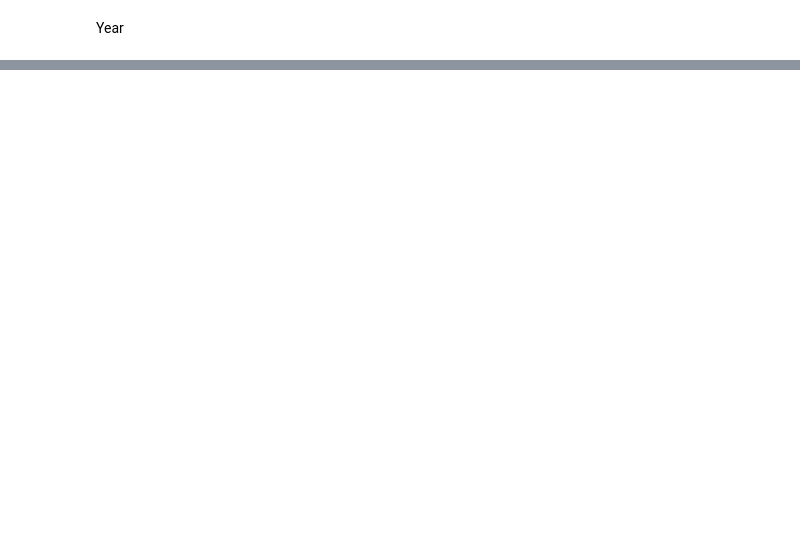
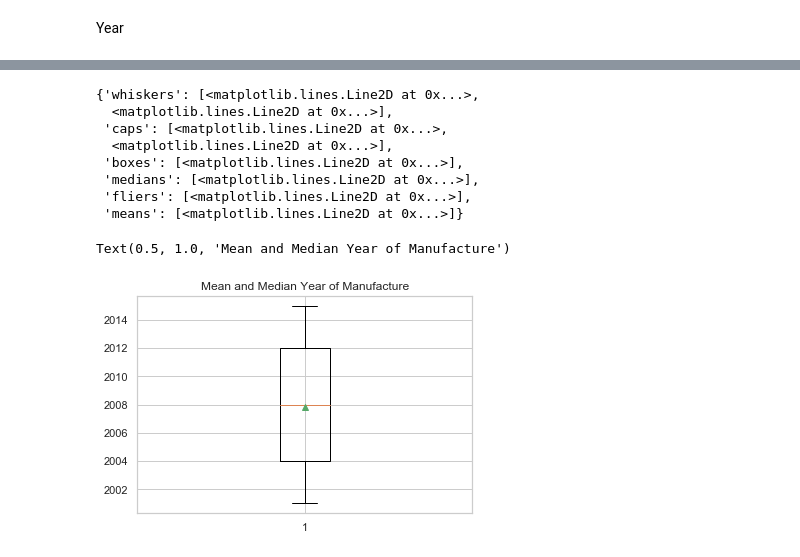
Before and after one commit to bexiturley/Programming-for-Data-Analysis-Project-2019, a Jupyter notebook: nct.ipynb, the cells around one changed output, grey strips where cells are left out. Saved outputs shown, nothing was run; the diff lists cells and outputs as text; code cells hidden in the pictures; blank space fills up the shorter version.

```diff
--- a/nct.ipynb
+++ b/nct.ipynb
@@ -515,0 +561,15 @@ Text(0.5, 0, 'Year of Manufacture')
+# %%
+plt.boxplot(year, showmeans=True)
+plt.title ("Mean and Median Year of Manufacture")
+plt.show()
+# %% [output]
+{'whiskers': [<matplotlib.lines.Line2D at 0x...>,
+  <matplotlib.lines.Line2D at 0x...>],
+ 'caps': [<matplotlib.lines.Line2D at 0x...>,
+  <matplotlib.lines.Line2D at 0x...>],
+ 'boxes': [<matplotlib.lines.Line2D at 0x...>],
+ 'medians': [<matplotlib.lines.Line2D at 0x...>],
+ 'fliers': [<matplotlib.lines.Line2D at 0x...>],
+ 'means': [<matplotlib.lines.Line2D at 0x...>]}
+Text(0.5, 1.0, 'Mean and Median Year of Manufacture')
+[figure, added]
```
Also changed, not shown: parts of 29 cells of this notebook, 2 other files.
